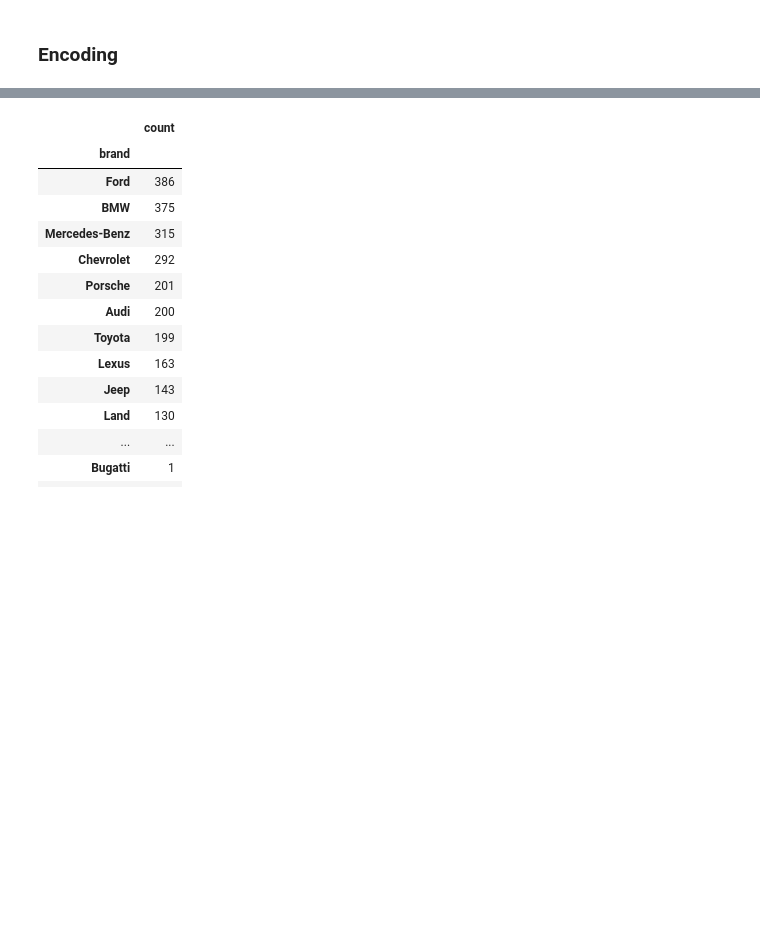
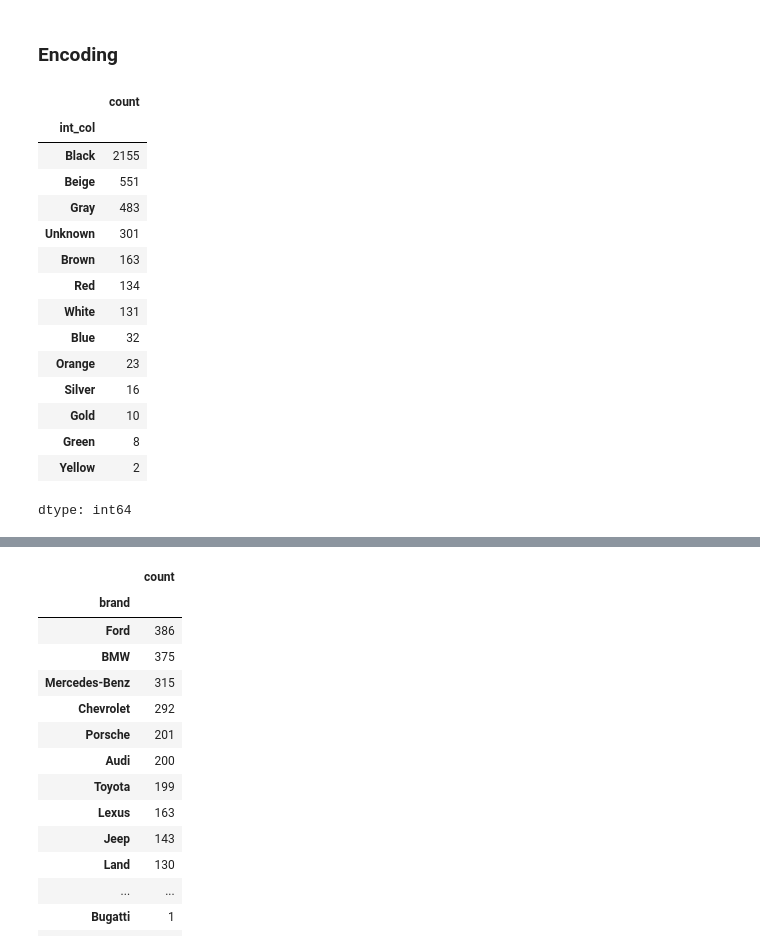
Before and after one commit to Arman001/AutoPrice-AI, a Jupyter notebook: notebooks/Car_Pricing_EDA.ipynb, the cells around one changed output, grey strips where cells are left out. Drawn from its saved outputs; the diff is of its cells as text; code cells hidden in the pictures; blank space fills up the shorter version.

```diff
--- a/notebooks/Car_Pricing_EDA.ipynb
+++ b/notebooks/Car_Pricing_EDA.ipynb
@@ -623,3 +603,22 @@ df_cars['int_col'] = df_cars['int_col'].apply(lambda x: map_color(x, int_color_m
+# %%
+df_cars['int_col'].value_counts()
+# %% [output]
+|  | count |
+| int_col |  |
+| Black | 2155 |
+| Beige | 551 |
+| Gray | 483 |
+| Unknown | 301 |
+| Brown | 163 |
+| Red | 134 |
+| White | 131 |
+| Blue | 32 |
+| Orange | 23 |
+| Silver | 16 |
+| Gold | 10 |
+| Green | 8 |
+| Yellow | 2 |
+dtype: int64
 # %%
 df_cars['ext_col'].value_counts()
 # %% [output]
```
Also changed, not shown: parts of 11 cells of this notebook.
